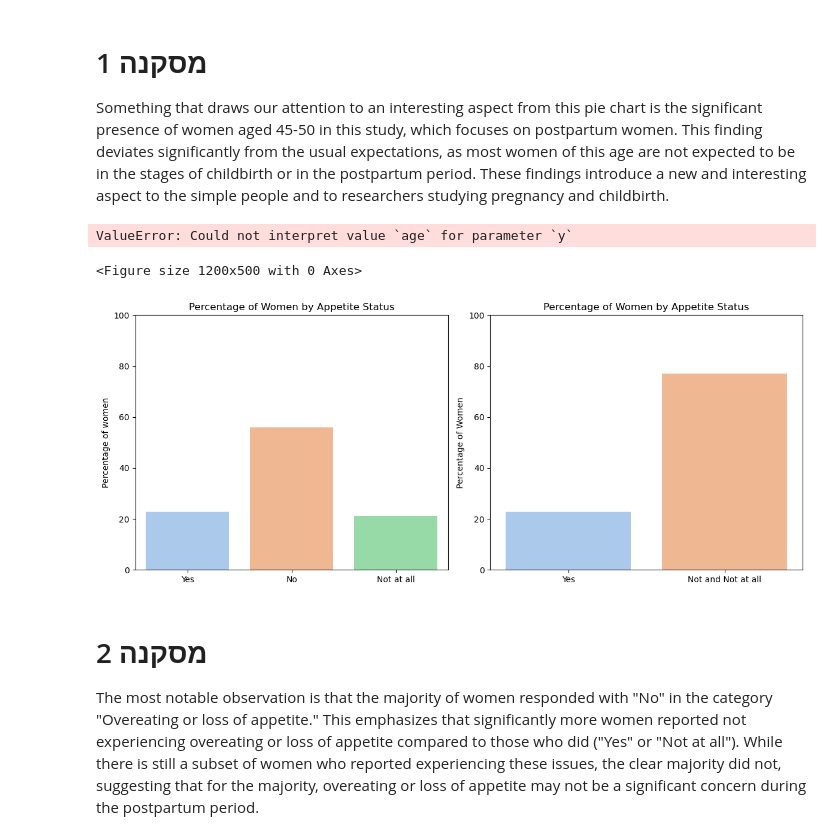
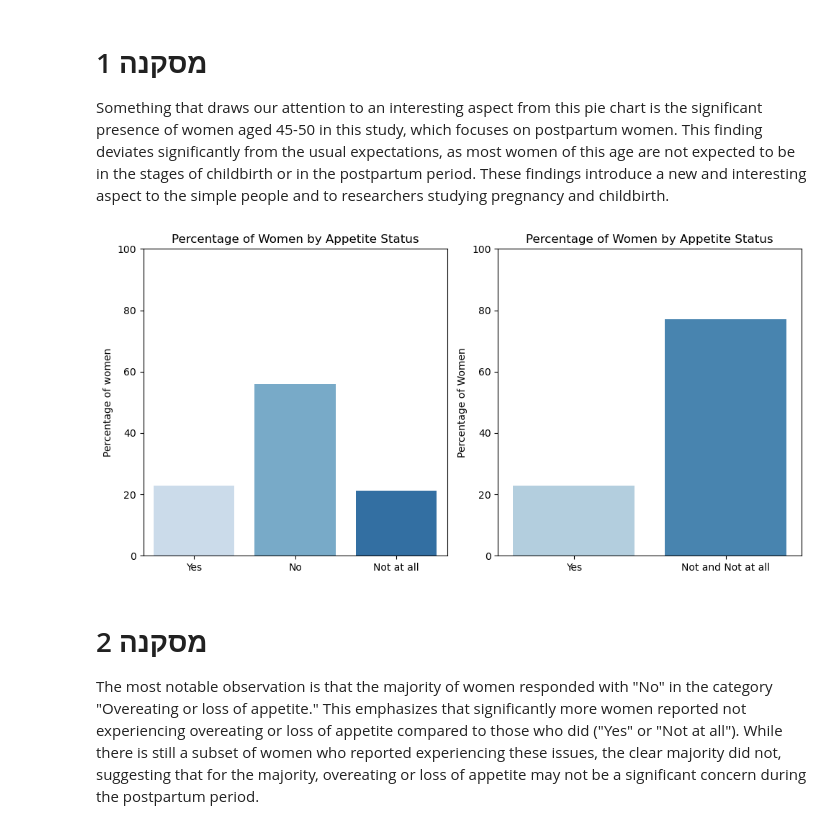
Before and after one commit to sivanhiya/sivanhiya, a Jupyter notebook: projectpostpartumnew.ipynb, the cells around one changed output. Saved outputs shown, nothing was run; the diff lists cells and outputs as text; code cells hidden in the pictures.

```diff
--- a/projectpostpartumnew.ipynb
+++ b/projectpostpartumnew.ipynb
@@ -206,25 +131,6 @@ plt.show()
 # %% [markdown]
 # מסקנה 1
 Something that draws our attention to an interesting aspect from this pie chart is the significant presence of women aged 45-50 in this study, which focuses on postpartum women. This finding deviates significantly from the usual expectations, as most women of this age are not expected to be in the stages of childbirth or in the postpartum period. These findings introduce a new and interesting aspect to the simple people and to researchers studying pregnancy and childbirth.
-# %%
-import matplotlib.pyplot as plt
-import seaborn as sns
-
-# יצירת הגרף
-plt.figure(figsize=(12, 5))
-
-# Scatterplot גרף ה
-sns.scatterplot(data=postp_df, x='Overeating or loss of appetite', y='age', hue='Overeating or loss of appetite')
-plt.xlabel('Overeating or loss of appetite')
-plt.ylabel('Age')
-plt.title('Scatterplot of Age by Appetite Status')
-
-# הצגת הגרף
-plt.tight_layout()
-plt.show()
-# %% [output]
-ValueError: Could not interpret value `age` for parameter `y`
-<Figure size 1200x500 with 0 Axes>
 # %%
 # חישוב האחוזים
 total_count = postp_df['Overeating or loss of appetite'].count()
@@ -233,37 +139,37 @@ yes_count = postp_df['Overeating or loss of appetite'].value_counts()['Yes']
 # חישוב האחוזים עבור הגרף הראשון
 appetite_percentage = postp_df['Overeating or loss of appetite'].value_counts(normalize=True) * 100
 no_percentage = (total_count - yes_count) / total_count * 100
 yes_percentage = yes_count / total_count * 100
 
 # יצירת הגרף השני
-plt.figure(figsize=(12, 5))
+plt.figure(figsize=(10, 5))
 
 # גרף שני - התיאוריה
 ax1=plt.subplot(1, 2, 1)
-sns.barplot(x=appetite_percentage.index, y=appetite_percentage.values, order=["Yes", "No", "Not at all"])
+sns.barplot(x=appetite_percentage.index, y=appetite_percentage.values, order=["Yes", "No", "Not at all"], palette="Blues")
 plt.ylim(0, 100)
 plt.xlabel('Overeating or loss of appetite')
 plt.ylabel('Percentage of women')
 plt.title('Percentage of Women by Appetite Status')
 ax1.set_xlabel("")
 
 # חישוב האחוזים עבור הגרף הראשון
 appetite_percentage = postp_df['Overeating or loss of appetite'].value_counts(normalize=True) * 100
 
 # גרף ראשון
 ax2=plt.subplot(1, 2, 2)
-sns.barplot(x=['Yes', 'Not and Not at all'], y=[yes_percentage, no_percentage], order=['Yes', 'Not and Not at all'])
+sns.barplot(x=['Yes', 'Not and Not at all'], y=[yes_percentage, no_percentage], order=['Yes', 'Not and Not at all'], palette="Blues")
 plt.ylim(0, 100)  # סט גבוה מקסימלי לגרף הימני
 plt.xlabel('Overeating or loss of appetite')
 plt.ylabel('Percentage of Women')
 plt.title('Percentage of Women by Appetite Status')
 ax2.set_xlabel("")
 
 # הצגת הגרפים
 plt.tight_layout()
 plt.show()
 # %% [output]
-[figure, old version]
+[figure, new version]
 # %% [markdown]
 # מסקנה 2
    The most notable observation is that the majority of women responded with "No" in the category "Overeating or loss of appetite."
```
Also changed, not shown: parts of 41 cells of this notebook.
